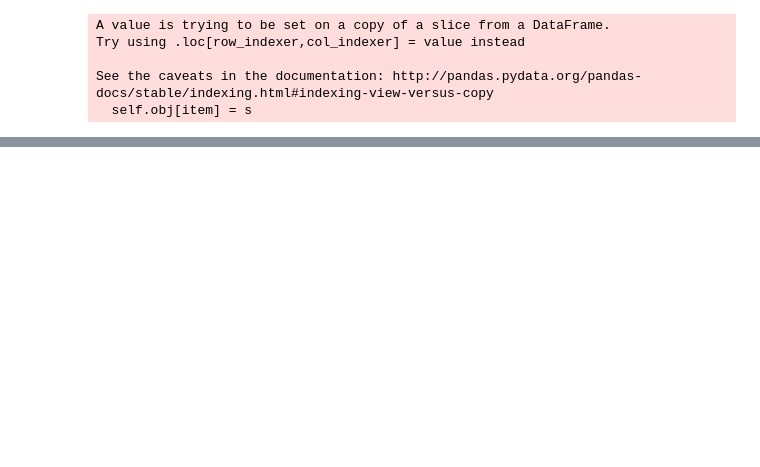
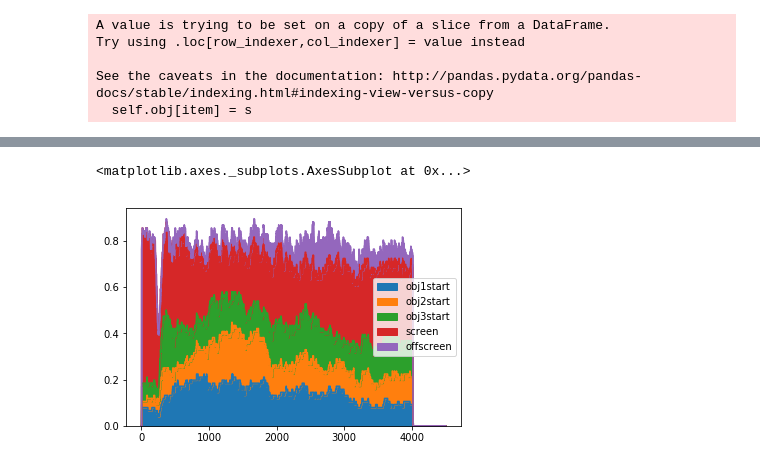
Before and after one commit to donnajobridge/data_visualizations, a Jupyter notebook: domcue/domcue_read_eye_data.ipynb, the cells around one changed output, grey strips where cells are left out. Cells and saved outputs as stored; diff of their text form; code cells hidden in the pictures; blank space fills up the shorter version.

Commit message:
created timeseries functions for eye data

```diff
--- a/domcue/domcue_read_eye_data.ipynb
+++ b/domcue/domcue_read_eye_data.ipynb
@@ -409,0 +425,41 @@ subcleandf.to_csv(fname)
+# %%
+def make_timeseries(subcleandf, condnum):
+    studytimearray = pd.DataFrame(index=range(4500), columns=range(0,161))
+    restudytimearray = pd.DataFrame(index=range(4500), columns=range(0,161))
+    fix = subcleandf[(subcleandf['event']=='EFIX') & (subcleandf['cond']==condnum)]
+    trialcount = 0
+    for groups, ldf in fix.groupby(by=['trialnum', 'phase']):
+        trial, phase = groups
+        for item, trialinfo in ldf.iterrows():
+            start = trialinfo['start']
+            end = trialinfo['end']
+            loc = trialinfo['startloc']
+            if phase == 'study':
+                studytimearray.iloc[start:end, trial] = loc
+            elif phase == 'restudy':
+                restudytimearray.iloc[start:end, trial] = loc
+    studytimearray.dropna(axis=1, how='all', inplace = True)
+    restudytimearray.dropna(axis=1, how='all', inplace = True)
+    return studytimearray, restudytimearray
+actstudytimearray, actrestudytimearray = make_timeseries(subcleandf, 1)
+passtudytimearray, pasrestudytimearray = make_timeseries(subcleandf, 2)
+# %%
+def get_timeseries_props(timearray):
+    numtrials = timearray.shape[1]
+    props = pd.DataFrame(index=range(timearray.shape[0]))
+
+    alltot = timearray.count(axis=1)
+    props['total_fix'] = alltot
+
+    objlist = ['obj1start', 'obj2start', 'obj3start', 'screen', 'offscreen']
+
+    for loc in objlist:
+        objset = timearray[timearray==loc].count(axis=1)
+        props[loc] = objset/numtrials
+    return props
+
+actstudyprops = get_timeseries_props(actstudytimearray)
+actrestudyprops = get_timeseries_props(actrestudytimearray)
+
+passtudyprops = get_timeseries_props(passtudytimearray)
+pasrestudyprops = get_timeseries_props(pasrestudytimearray)
@@ -409,0 +506,6 @@ subcleandf.to_csv(fname)
+# %%
+objlist = ['obj1start', 'obj2start', 'obj3start', 'screen', 'offscreen']
+actstudyprops[objlist].plot.area()
+# %% [output]
+<matplotlib.axes._subplots.AxesSubplot at 0x...>
+[figure, added]
```
Also changed, not shown: parts of 16 cells of this notebook, 43 other files.
